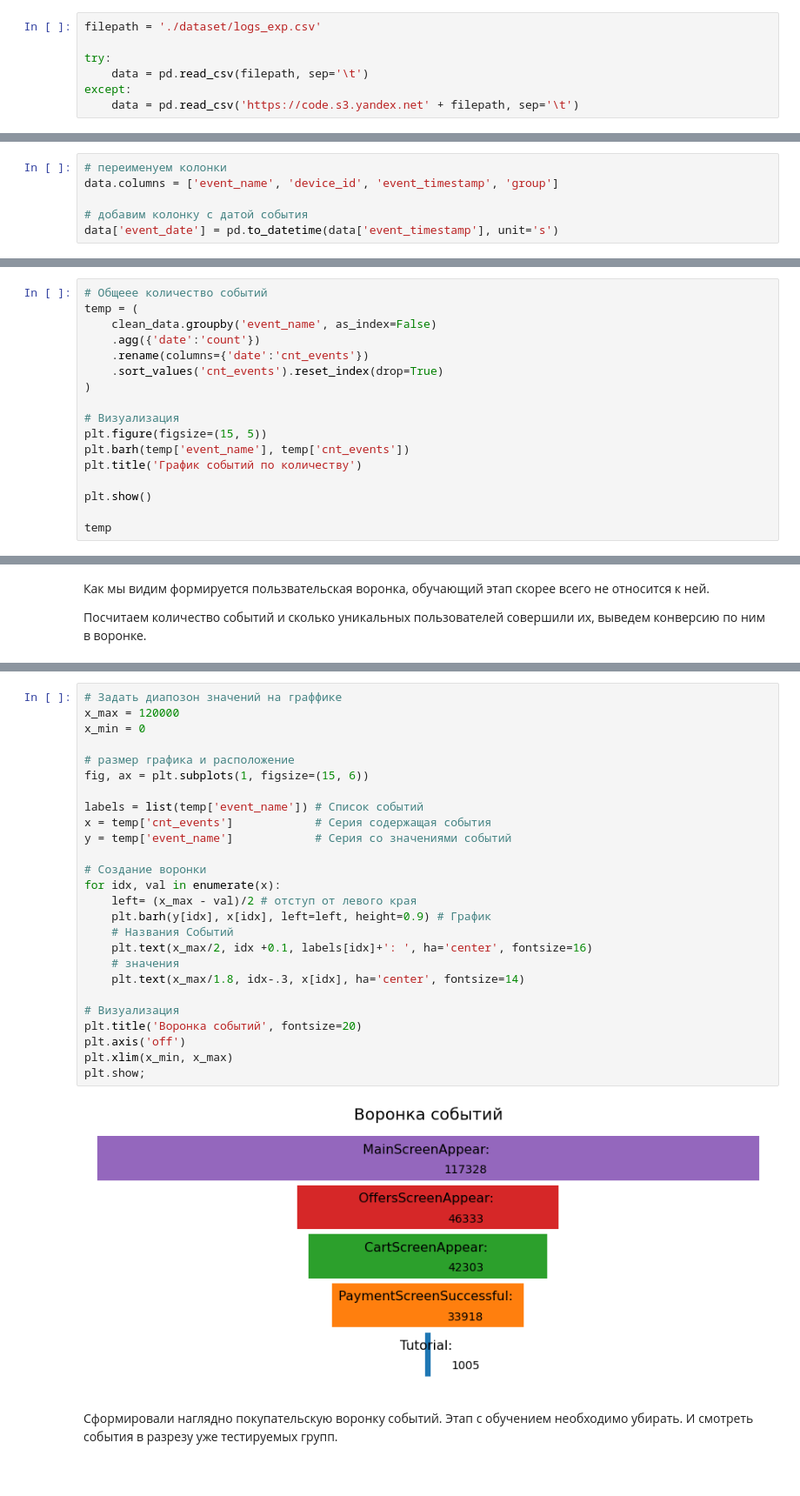
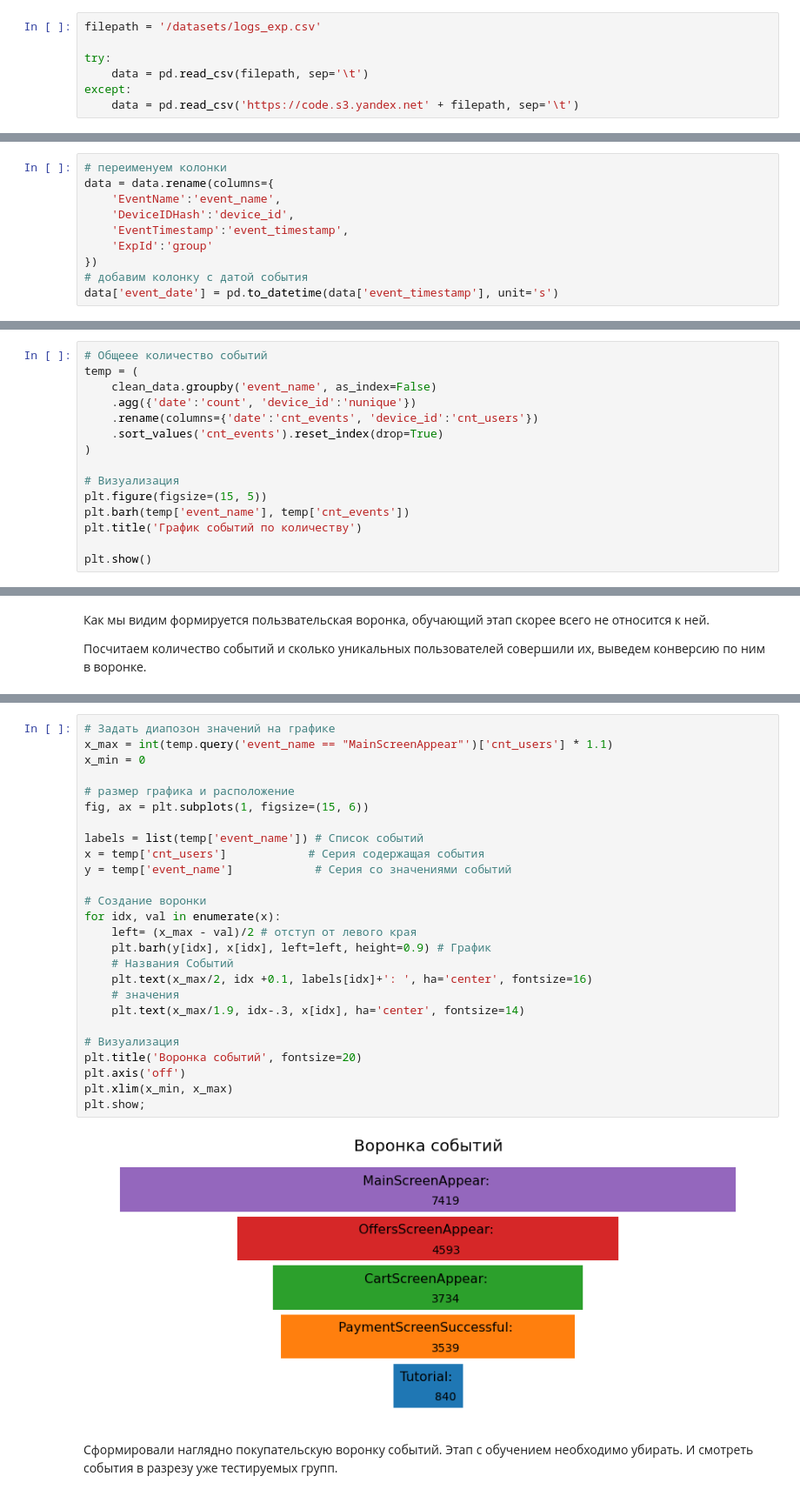
Before and after one commit to ArtemBonda/ynd_analyses, a Jupyter notebook: 10_exam_prject_2/Research_startap.ipynb, the cells around one changed output, grey strips where cells are left out. Shown at 87% size. Drawn from its saved outputs; the diff is of its cells as text.

```diff
--- a/10_exam_prject_2/Research_startap.ipynb
+++ b/10_exam_prject_2/Research_startap.ipynb
@@ -41,7 +50,7 @@ from datetime import datetime as dt
 # %% [markdown]
 Чтение файла
 # %%
-filepath = './dataset/logs_exp.csv'
+filepath = '/datasets/logs_exp.csv'
 
 try:
     data = pd.read_csv(filepath, sep='\t')
@@ -94,8 +103,12 @@ data.sample(10)
 Для дальнейшего изучения приведем колоки к общему удобному виду. Добавим колонку со временем
 # %%
 # переименуем колонки
-data.columns = ['event_name', 'device_id', 'event_timestamp', 'group']
-
+data = data.rename(columns={
+    'EventName':'event_name',
+    'DeviceIDHash':'device_id',
+    'EventTimestamp':'event_timestamp',
+    'ExpId':'group'
+})
 # добавим колонку с датой события
 data['event_date'] = pd.to_datetime(data['event_timestamp'], unit='s')
 # %% [markdown]
@@ -300,8 +312,8 @@ plt.show()
 # Общеее количество событий
 temp = (
     clean_data.groupby('event_name', as_index=False)
-    .agg({'date':'count'})
-    .rename(columns={'date':'cnt_events'})
+    .agg({'date':'count', 'device_id':'nunique'})
+    .rename(columns={'date':'cnt_events', 'device_id':'cnt_users'})
     .sort_values('cnt_events').reset_index(drop=True)
 )
 
@@ -311,7 +323,5 @@ plt.barh(temp['event_name'], temp['cnt_events'])
 plt.title('График событий по количеству')
 
 plt.show()
-
-temp
 # %% [output]
 [figure]
@@ -350,31 +358,31 @@ events.style.background_gradient('coolwarm')
 # %%
-# Задать диапозон значений на граффике
-x_max = 120000
+# Задать диапозон значений на графике
+x_max = int(temp.query('event_name == "MainScreenAppear"')['cnt_users'] * 1.1)
 x_min = 0
 
 # размер графика и расположение
 fig, ax = plt.subplots(1, figsize=(15, 6))
 
 labels = list(temp['event_name']) # Список событий
-x = temp['cnt_events']            # Серия содержащая события
+x = temp['cnt_users']            # Серия содержащая события
 y = temp['event_name']            # Серия со значениями событий
 
 # Создание воронки
 for idx, val in enumerate(x):
     left= (x_max - val)/2 # отступ от левого края
     plt.barh(y[idx], x[idx], left=left, height=0.9) # График
     # Названия Событий
     plt.text(x_max/2, idx +0.1, labels[idx]+': ', ha='center', fontsize=16)
     # значения
-    plt.text(x_max/1.8, idx-.3, x[idx], ha='center', fontsize=14)
+    plt.text(x_max/1.9, idx-.3, x[idx], ha='center', fontsize=14)
 
 # Визуализация
 plt.title('Воронка событий', fontsize=20)
 plt.axis('off')
 plt.xlim(x_min, x_max)
 plt.show;
 # %% [output]
-[figure, old version]
+[figure, new version]
 # %% [markdown]
 Сформировали наглядно покупательскую воронку событий. Этап с обучением необходимо убирать. И смотреть события в разрезу уже тестируемых групп.
 # %%
```
Also changed, not shown: parts of 72 cells of this notebook.
